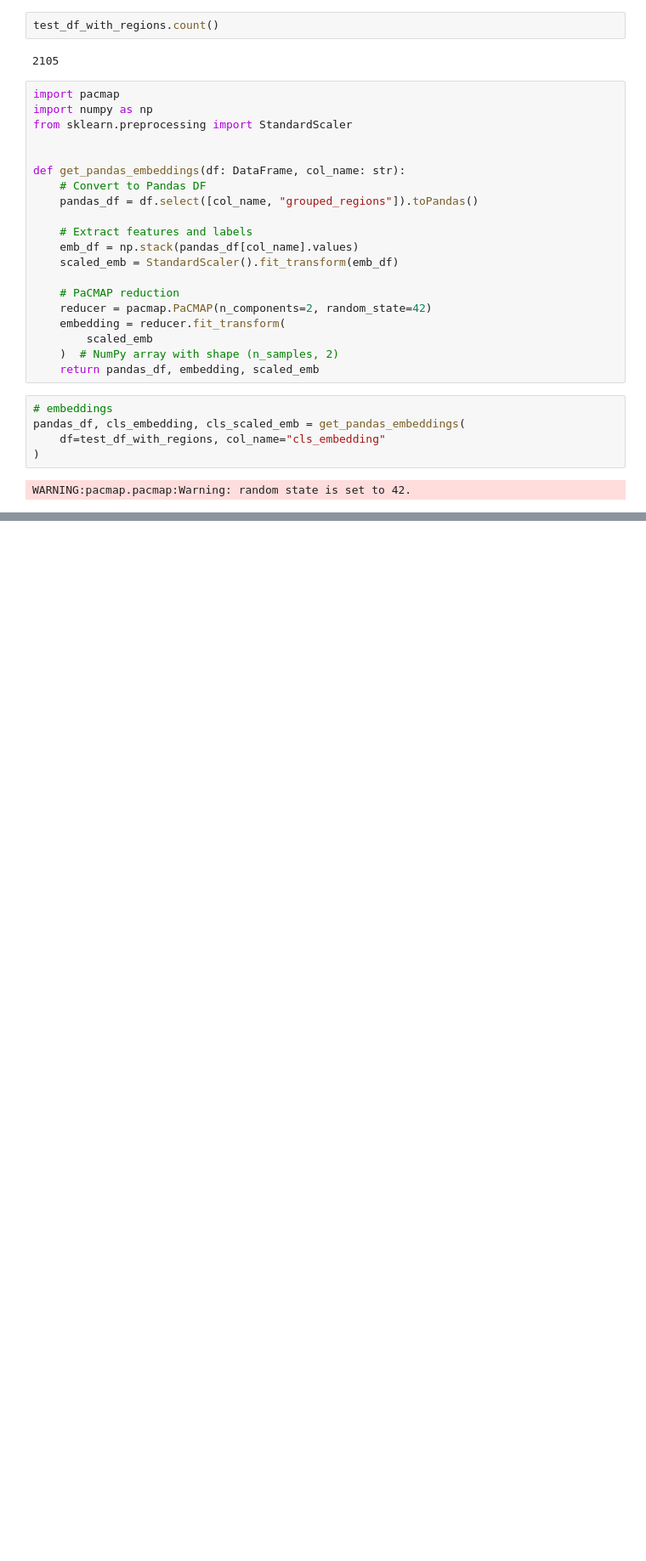
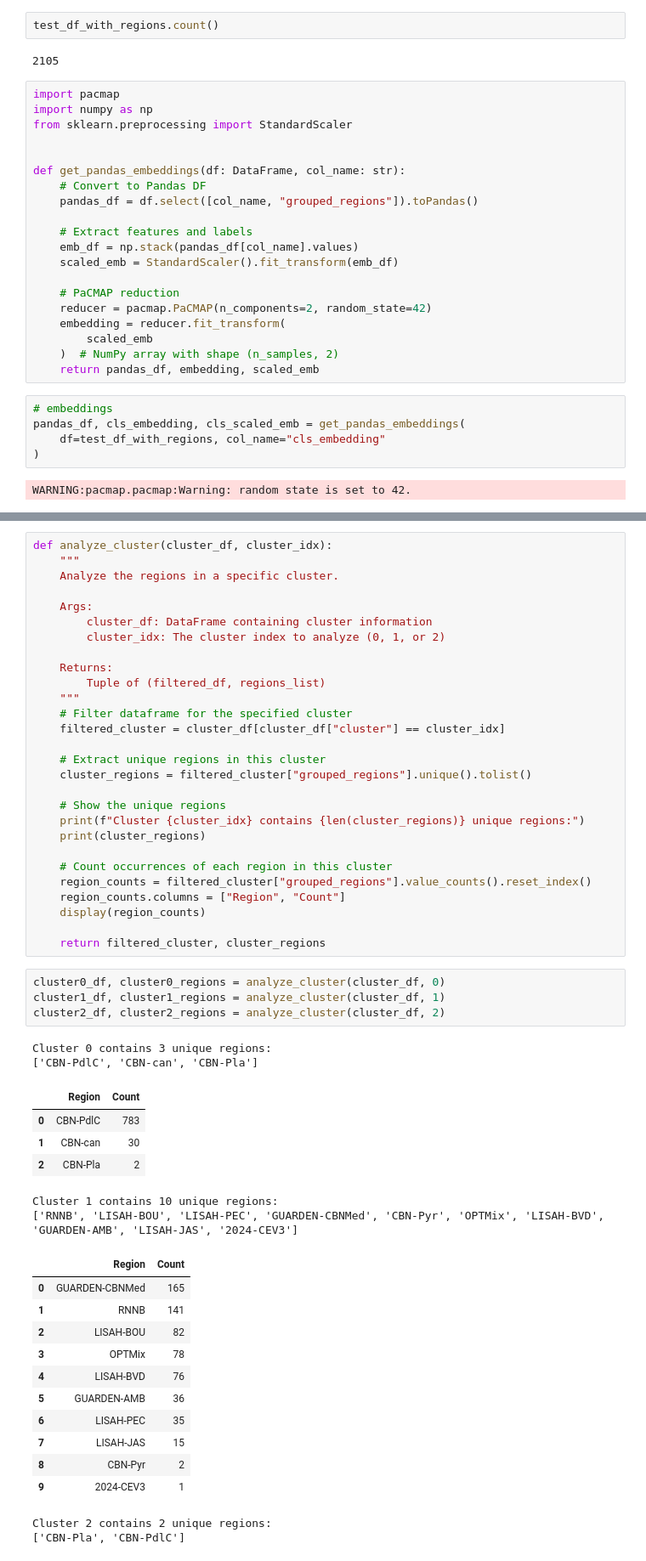
Before and after one commit to dsgt-arc/plantclef-2025, a Jupyter notebook: notebooks/eda/20250412-mg-clustering.ipynb, the cells around one changed output, grey strips where cells are left out. Shown: that part at 85% size. Drawn from its saved outputs; the diff is of its cells as text; blank space fills up the shorter version.

```diff
--- a/notebooks/eda/20250412-mg-clustering.ipynb
+++ b/notebooks/eda/20250412-mg-clustering.ipynb
@@ -252,0 +300,54 @@ plot_pacmap_clusters(
+# %%
+def analyze_cluster(cluster_df, cluster_idx):
+    """
+    Analyze the regions in a specific cluster.
+
+    Args:
+        cluster_df: DataFrame containing cluster information
+        cluster_idx: The cluster index to analyze (0, 1, or 2)
+
+    Returns:
+        Tuple of (filtered_df, regions_list)
+    """
+    # Filter dataframe for the specified cluster
+    filtered_cluster = cluster_df[cluster_df["cluster"] == cluster_idx]
+
+    # Extract unique regions in this cluster
+    cluster_regions = filtered_cluster["grouped_regions"].unique().tolist()
+
+    # Show the unique regions
+    print(f"Cluster {cluster_idx} contains {len(cluster_regions)} unique regions:")
+    print(cluster_regions)
+
+    # Count occurrences of each region in this cluster
+    region_counts = filtered_cluster["grouped_regions"].value_counts().reset_index()
+    region_counts.columns = ["Region", "Count"]
+    display(region_counts)
+
+    return filtered_cluster, cluster_regions
+# %%
+cluster0_df, cluster0_regions = analyze_cluster(cluster_df, 0)
+cluster1_df, cluster1_regions = analyze_cluster(cluster_df, 1)
+cluster2_df, cluster2_regions = analyze_cluster(cluster_df, 2)
+# %% [output]
+Cluster 0 contains 3 unique regions:
+['CBN-PdlC', 'CBN-can', 'CBN-Pla']
+|  | Region | Count |
+| 0 | CBN-PdlC | 783 |
+| 1 | CBN-can | 30 |
+| 2 | CBN-Pla | 2 |
+Cluster 1 contains 10 unique regions:
+['RNNB', 'LISAH-BOU', 'LISAH-PEC', 'GUARDEN-CBNMed', 'CBN-Pyr', 'OPTMix', 'LISAH-BVD', 'GUARDEN-AMB', 'LISAH-JAS', '2024-CEV3']
+|  | Region | Count |
+| 0 | GUARDEN-CBNMed | 165 |
+| 1 | RNNB | 141 |
+| 2 | LISAH-BOU | 82 |
+| 3 | OPTMix | 78 |
+| 4 | LISAH-BVD | 76 |
+| 5 | GUARDEN-AMB | 36 |
+| 6 | LISAH-PEC | 35 |
+| 7 | LISAH-JAS | 15 |
+| 8 | CBN-Pyr | 2 |
+| 9 | 2024-CEV3 | 1 |
+Cluster 2 contains 2 unique regions:
+['CBN-Pla', 'CBN-PdlC']
```
Also changed, not shown: parts of 11 cells of this notebook.
